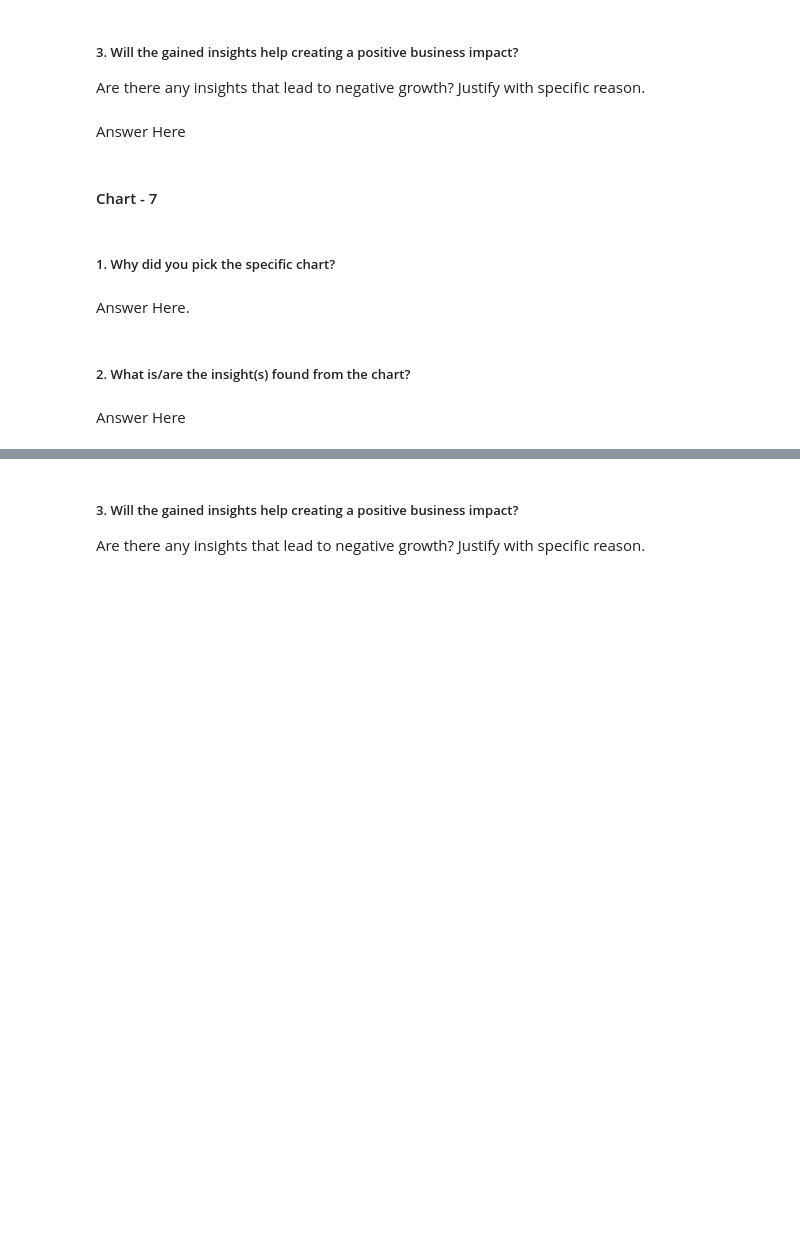
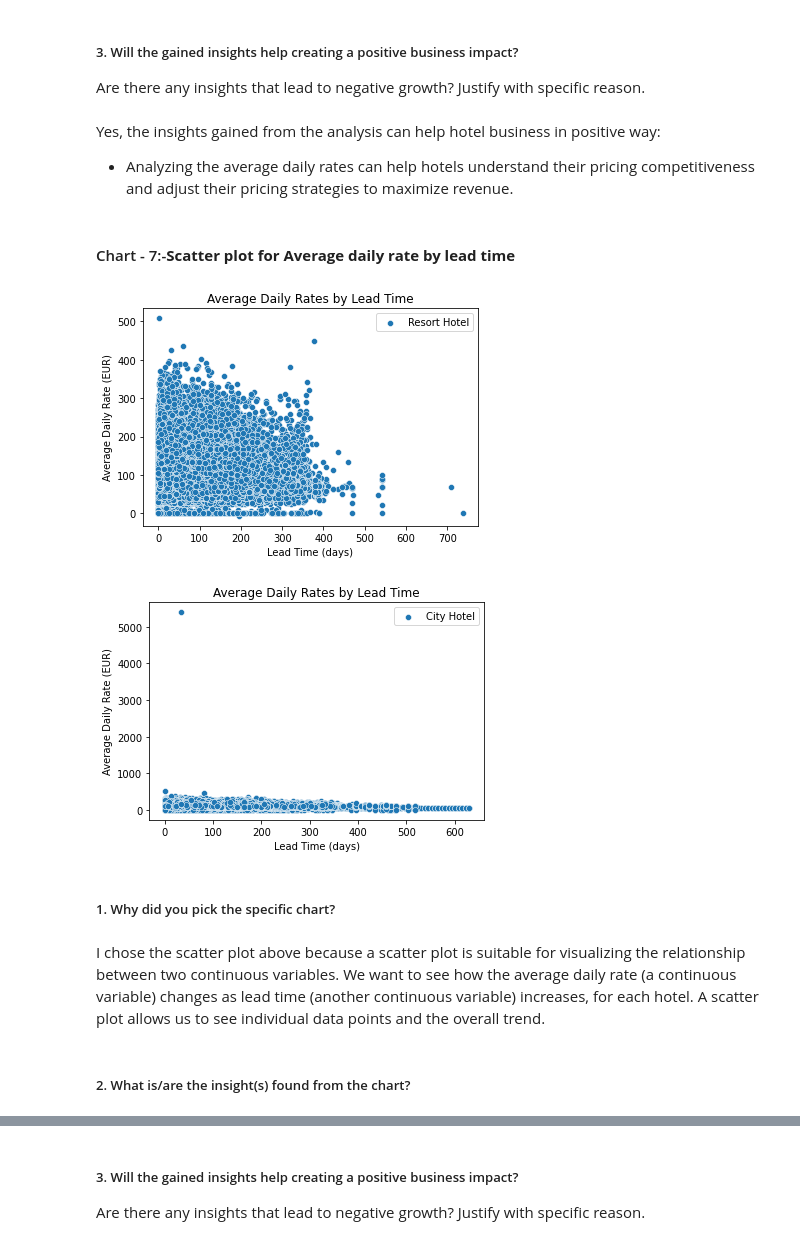
Before and after one commit to Sourabh3054/SAURABH1234, a Jupyter notebook: Copy_of_Sample_EDA_Submission_Template.ipynb, the cells around one changed output, grey strips where cells are left out. Cells and saved outputs as stored; diff of their text form; code cells hidden in the pictures; blank space fills up the shorter version.

```diff
--- a/Copy_of_Sample_EDA_Submission_Template.ipynb
+++ b/Copy_of_Sample_EDA_Submission_Template.ipynb
@@ -978,7 +994,3 @@ Answer Here
 # %% [markdown]
 ##### 3. Will the gained insights help creating a positive business impact?
 Are there any insights that lead to negative growth? Justify with specific reason.
-# %% [markdown]
-Answer Here
-# %% [markdown]
-#### Chart - 7
@@ -987,8 +997,27 @@ Answer Here
+# %% [markdown]
+Yes, the insights gained from the analysis can help hotel business in positive way:
+
+- Analyzing the average daily rates can help hotels understand their pricing competitiveness and adjust their pricing strategies to maximize revenue.
+# %% [markdown]
+#### Chart - 7:-**Scatter plot for Average daily rate by lead time**
+# %%
+# Chart - 7 visualization code
+for hotel in df["hotel"].unique(): # Creating a scatter plot for each hotel
+    data = df[df["hotel"] == hotel]
+    ax = sns.scatterplot(x="lead_time", y="adr", data=data, label=hotel) # Creating a scatterplot
+
+    ax.set_title("Average Daily Rates by Lead Time") # setting the title
+    ax.set_xlabel("Lead Time (days)") # setting x label
+    ax.set_ylabel("Average Daily Rate (EUR)") # setting y label
+    plt.legend() # setting legend for each type of hotel
+    plt.show()
+# %% [output]
+[figure, added]
+[figure, added]
 # %% [markdown]
 ##### 1. Why did you pick the specific chart?
-# %% [markdown]
-Answer Here.
+# %% [markdown]
+
+I chose the scatter plot above because a scatter plot is suitable for visualizing the relationship between two continuous variables. We want to see how the average daily rate (a continuous variable) changes as lead time (another continuous variable) increases, for each hotel. A scatter plot allows us to see individual data points and the overall trend.
 # %% [markdown]
 ##### 2. What is/are the insight(s) found from the chart?
-# %% [markdown]
-Answer Here
```
Also changed, not shown: parts of 23 cells of this notebook.
